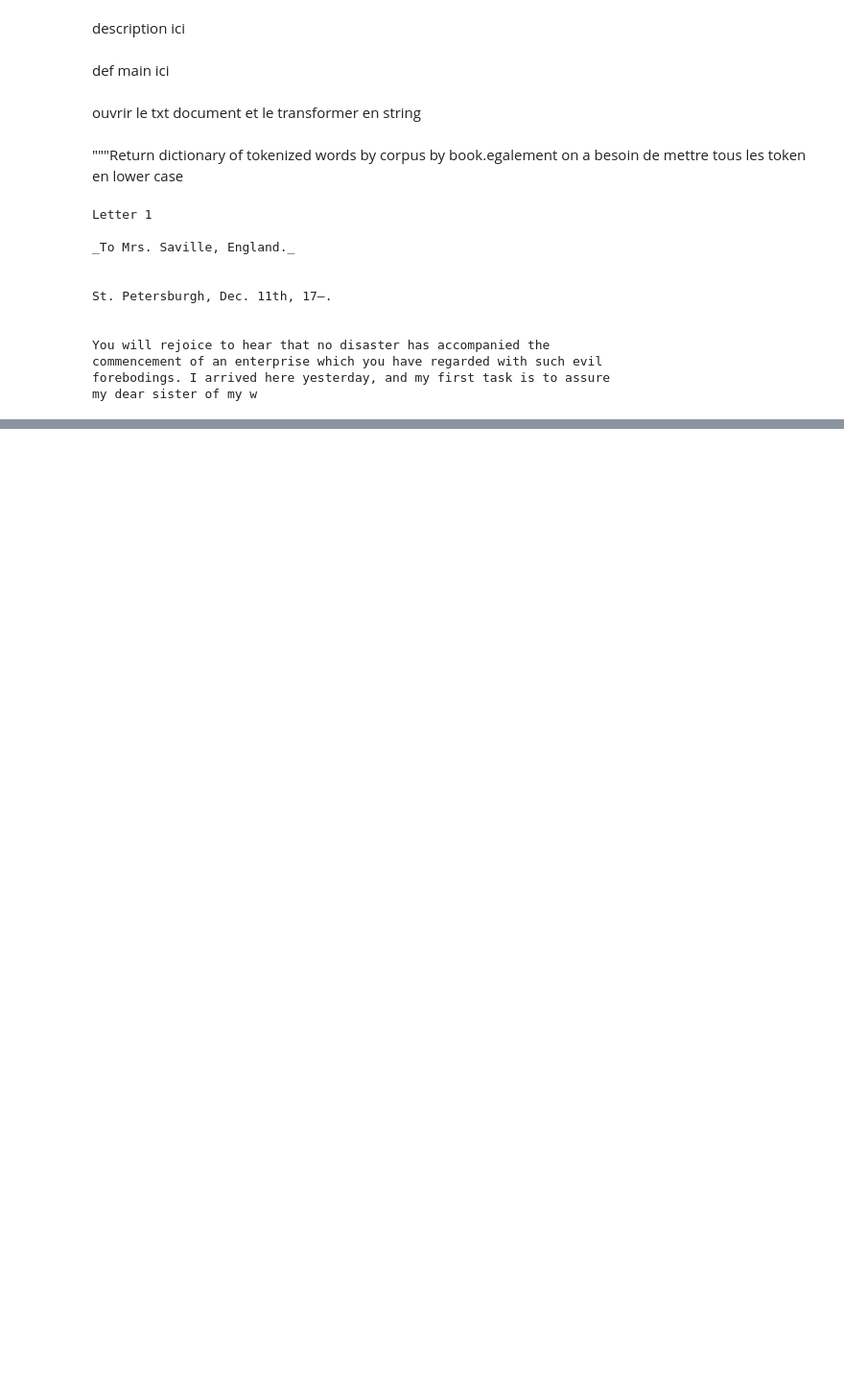
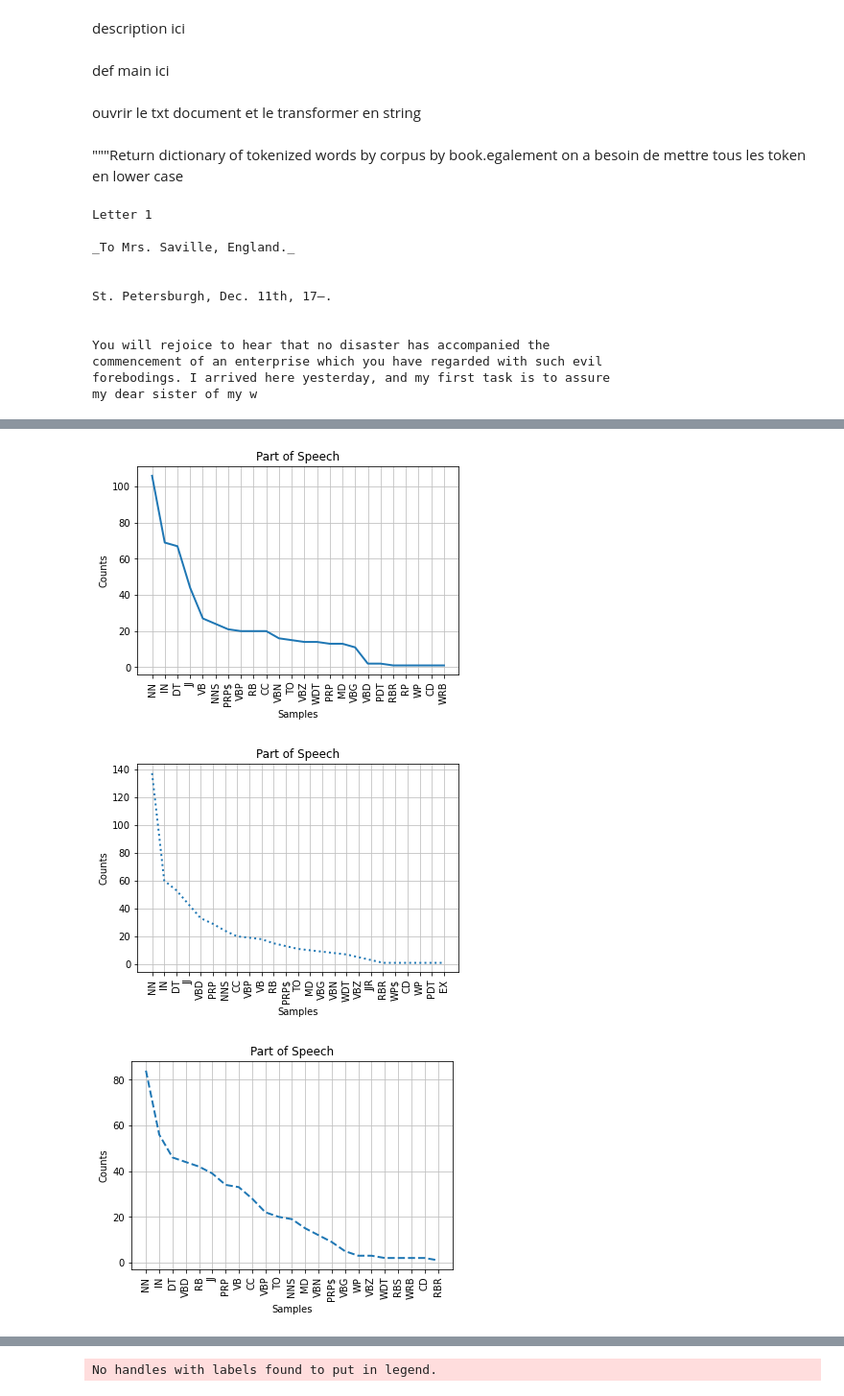
Before and after one commit to NoxuuLab/stylometry, a Jupyter notebook: stylometry.ipynb, the cells around one changed output, grey strips where cells are left out. Shown at 96% size. Drawn from its saved outputs; the diff is of its cells as text; code cells hidden in the pictures; blank space fills up the shorter version.

```diff
--- a/stylometry.ipynb
+++ b/stylometry.ipynb
@@ -111,0 +145,20 @@ No handles with labels found to put in legend.
+# %%
+def parts_of_speech_test(words_from_book, len_shortest_corpus):
+    by_author_pos_freq_dist = dict()
+    plt.figure(3)
+    for i, author in enumerate(words_from_book):
+        pos_by_author = [pos[1] for pos in nltk.pos_tag(words_from_book[author]
+                                                        [:len_shortest_corpus])]
+        by_author_pos_freq_dist[author] = nltk.FreqDist(pos_by_author)
+        by_author_pos_freq_dist[author].plot(35,
+                                             label=author,
+                                             linestyle=LINES[i],
+                                             title='Part of Speech')
+    plt.legend()
+    plt.show()
+# %%
+parts_of_speech_test(words_from_book, len_shortest_corpus)
+# %% [output]
+[figure, added]
+[figure, added]
+[figure, added]
@@ -111,0 +166 @@ No handles with labels found to put in legend.
+No handles with labels found to put in legend.
```
Also changed, not shown: parts of 14 cells of this notebook, 4 other files.
